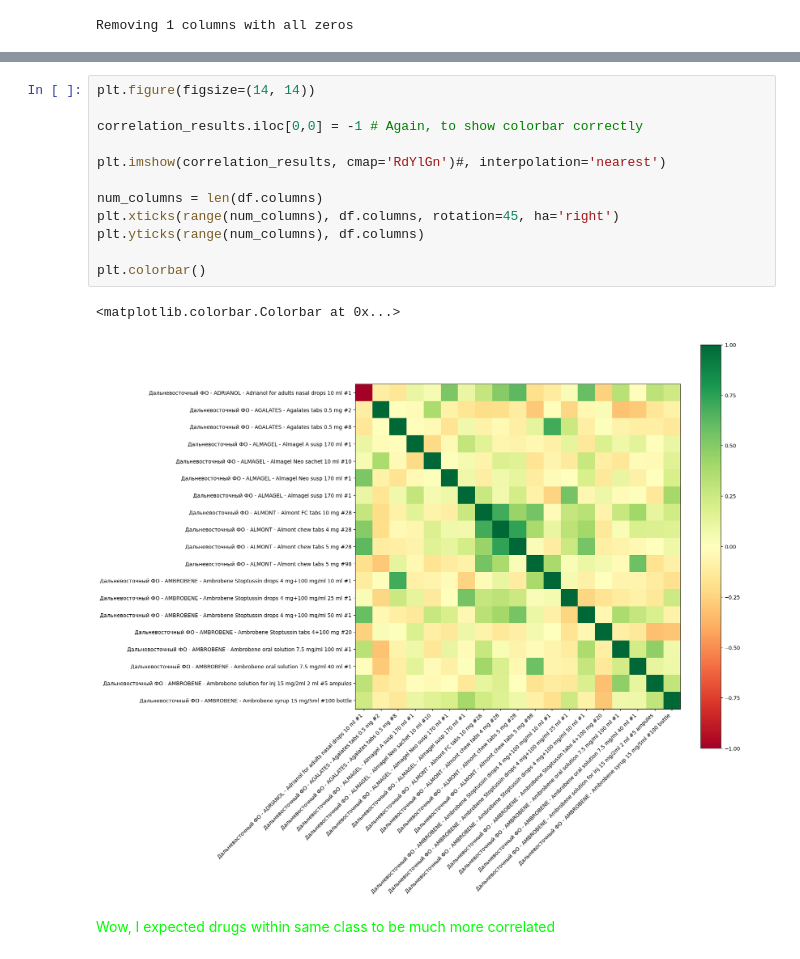
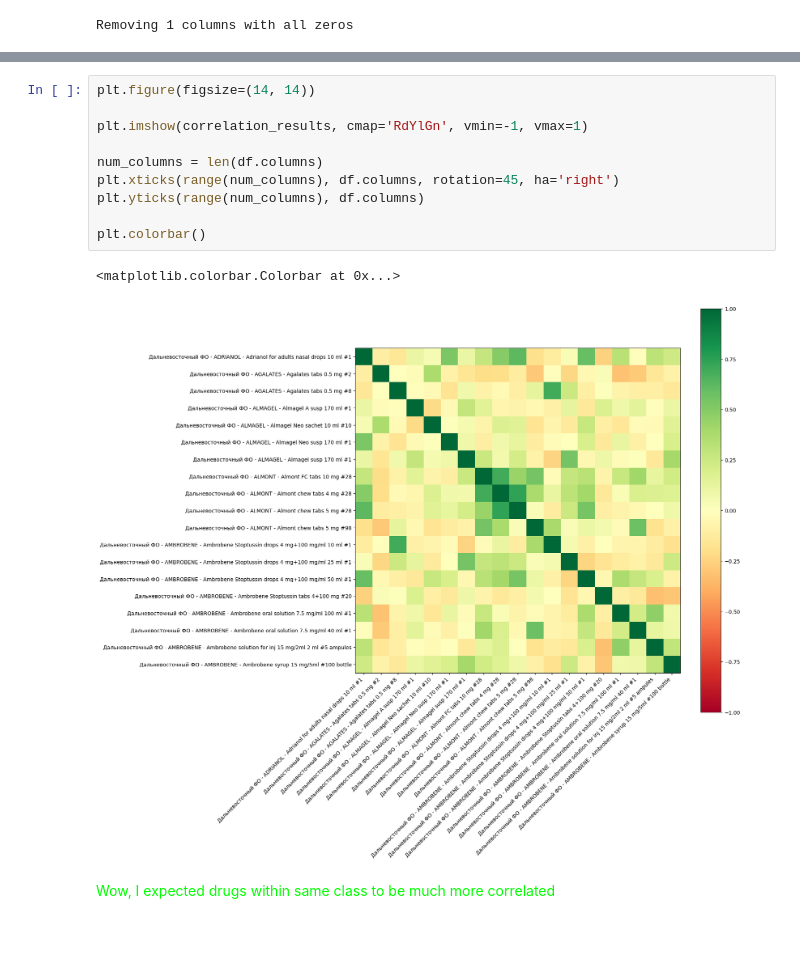
Before and after one commit to ariellubonja/hierarchical-time-series, a Jupyter notebook: eda.ipynb, the cells around one changed output, grey strips where cells are left out. Drawn from its saved outputs; the diff is of its cells as text.

Commit message:
Fix range of heatmap to -1,1

```diff
--- a/eda.ipynb
+++ b/eda.ipynb
@@ -165,18 +165,16 @@ correlation_results.head(5)
 # %%
 plt.figure(figsize=(14, 14))
 
-correlation_results.iloc[0,0] = -1 # Again, to show colorbar correctly
-
-plt.imshow(correlation_results, cmap='RdYlGn')#, interpolation='nearest')
+plt.imshow(correlation_results, cmap='RdYlGn', vmin=-1, vmax=1)
 
 num_columns = len(df.columns)
 plt.xticks(range(num_columns), df.columns, rotation=45, ha='right')
 plt.yticks(range(num_columns), df.columns)
 
 plt.colorbar()
 # %% [output]
 <matplotlib.colorbar.Colorbar at 0x...>
-[figure, old version]
+[figure, new version]
 # %% [markdown]
 <font color='lime'>Wow, I expected drugs within same class to be much more correlated</font>
 # %% [markdown]
```
Also changed, not shown: parts of 5 cells of this notebook, 1 other file.
